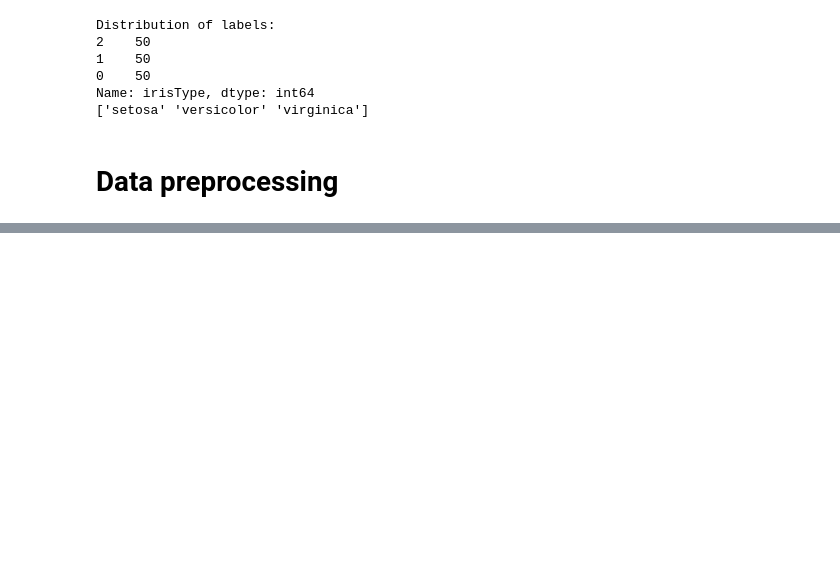
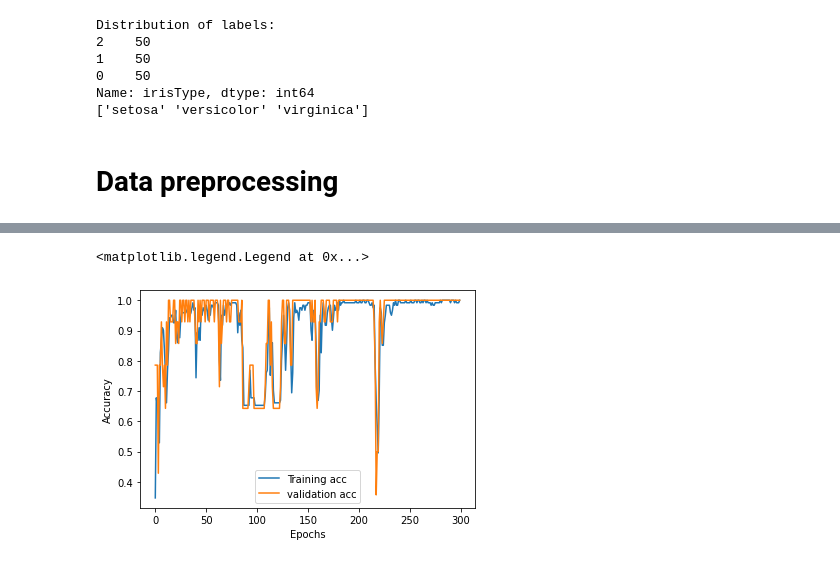
Before and after one commit to gveni/cvnlp_machinelearning, a Jupyter notebook: tensorflow_tutorial/classificationusingtf2.ipynb, the cells around one changed output, grey strips where cells are left out. Drawn from its saved outputs; the diff is of its cells as text; code cells hidden in the pictures; blank space fills up the shorter version.

```diff
--- a/tensorflow_tutorial/classificationusingtf2.ipynb
+++ b/tensorflow_tutorial/classificationusingtf2.ipynb
@@ -69,0 +138,21 @@ X_test = X_test.values
+# %%
+# base model with l2-regularizer to prevent from overfitting
+tf2_model2 = Sequential()  # sequential object
+
+tf2_model2.add(Dense(64, activation='relu', input_shape=X_train[0].shape))
+tf2_model2.add(Dense(128, activation='relu', kernel_regularizer=tf.keras.regularizers.l2(0.001)))
+tf2_model2.add(Dense(128, activation='relu', kernel_regularizer=tf.keras.regularizers.l2(0.001)))
+tf2_model2.add(Dense(128, activation='relu', kernel_regularizer=tf.keras.regularizers.l2(0.001)))
+tf2_model2.add(Dense(128, activation='relu', kernel_regularizer=tf.keras.regularizers.l2(0.001)))
+tf2_model2.add(Dense(64, activation='relu', kernel_regularizer=tf.keras.regularizers.l2(0.001)))
+tf2_model2.add(Dense(64, activation='relu', kernel_regularizer=tf.keras.regularizers.l2(0.001)))
+tf2_model2.add(Dense(64, activation='relu', kernel_regularizer=tf.keras.regularizers.l2(0.001)))
+tf2_model2.add(Dense(64, activation='relu', kernel_regularizer=tf.keras.regularizers.l2(0.001)))
+tf2_model2.add(Dense(3, activation='softmax', kernel_regularizer=tf.keras.regularizers.l2(0.001)))
+# %%
+ tf2_model2.compile(loss='categorical_crossentropy', optimizer='adam', metrics=['acc'])
+# %%
+tf2model2_history = tf2_model2.fit(X_train, y_train,
+              batch_size = 40,
+              epochs=300,
+              validation_split=0.1)
@@ -69,0 +177,10 @@ X_test = X_test.values
+# %%
+# plot training and validation accuracy
+plt.plot(tf2model2_history.history['acc'])
+plt.plot(tf2model2_history.history['val_acc'])
+plt.xlabel('Epochs')
+plt.ylabel('Accuracy')
+plt.legend(['Training acc', 'validation acc'])
+# %% [output]
+<matplotlib.legend.Legend at 0x...>
+[figure, added]
```
Also changed, not shown: parts of 12 cells of this notebook.
